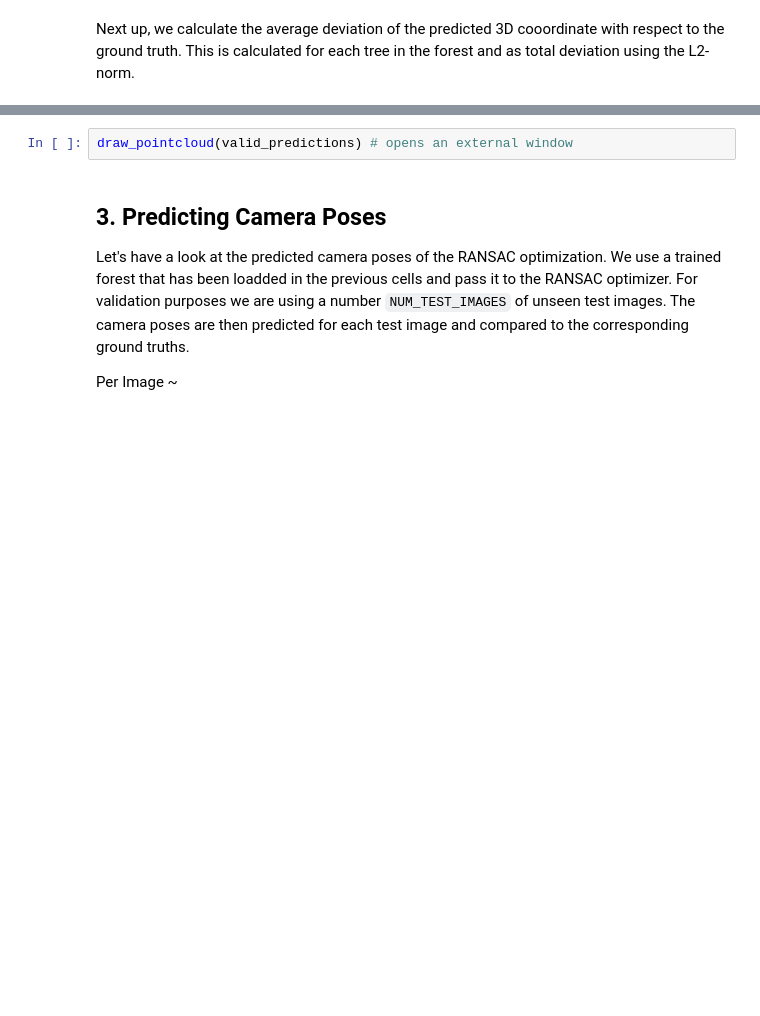
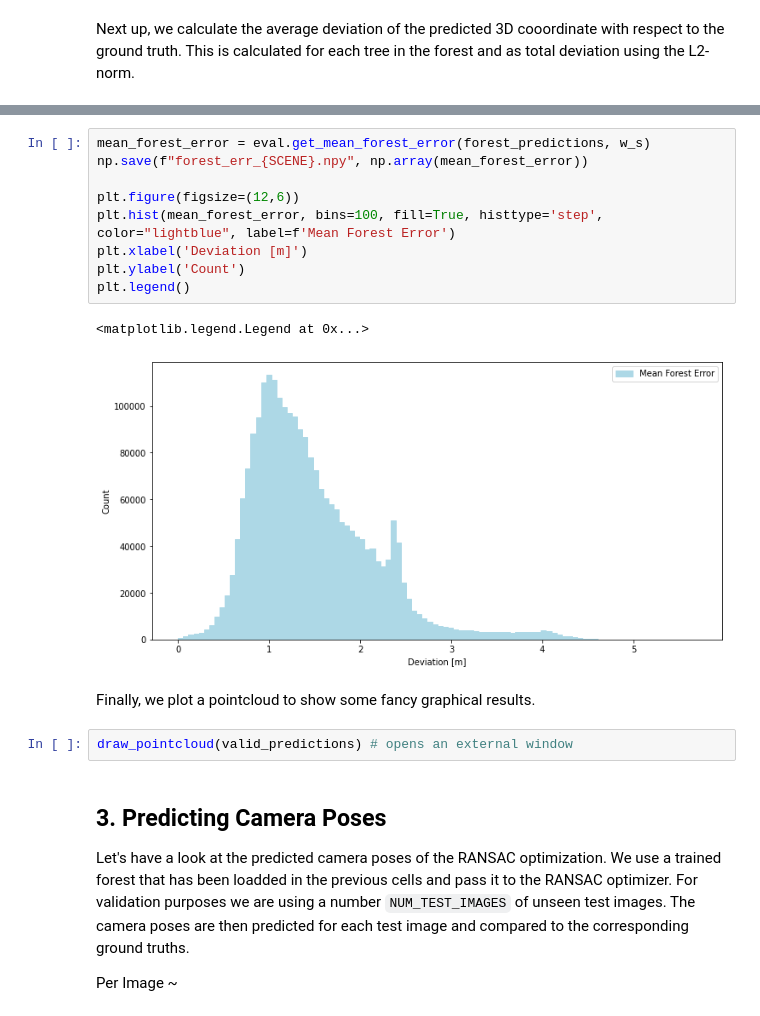
Before and after one commit to JasonPy/3dcv-mini-project, a Jupyter notebook: demo.ipynb, the cells around one changed output, grey strips where cells are left out. Cells and saved outputs as stored; diff of their text form; blank space fills up the shorter version.

```diff
--- a/demo.ipynb
+++ b/demo.ipynb
@@ -190,3 +178,19 @@ Finally, we plot a pointcloud to show some fancy graphical results.
+# %%
+mean_forest_error = eval.get_mean_forest_error(forest_predictions, w_s)
+np.save(f"forest_err_{SCENE}.npy", np.array(mean_forest_error))
+
+plt.figure(figsize=(12,6))
+plt.hist(mean_forest_error, bins=100, fill=True, histtype='step', color="lightblue", label=f'Mean Forest Error')
+plt.xlabel('Deviation [m]')
+plt.ylabel('Count')
+plt.legend()
+# %% [output]
+<matplotlib.legend.Legend at 0x...>
+[figure, added]
+# %% [markdown]
+
+
+Finally, we plot a pointcloud to show some fancy graphical results.
 # %%
 draw_pointcloud(valid_predictions) # opens an external window
 # %% [markdown]
```
Also changed, not shown: parts of 9 cells of this notebook, 3 other files.
